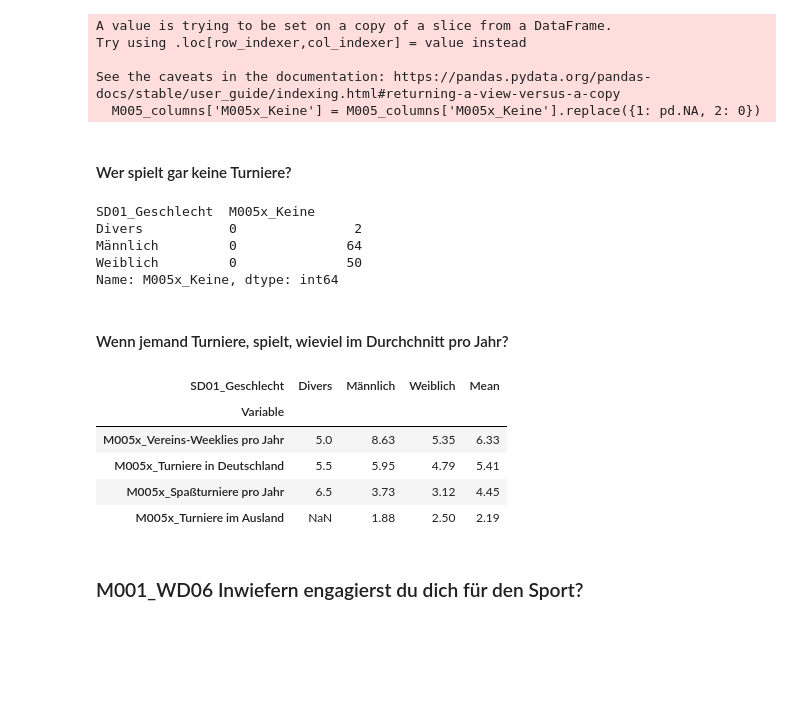
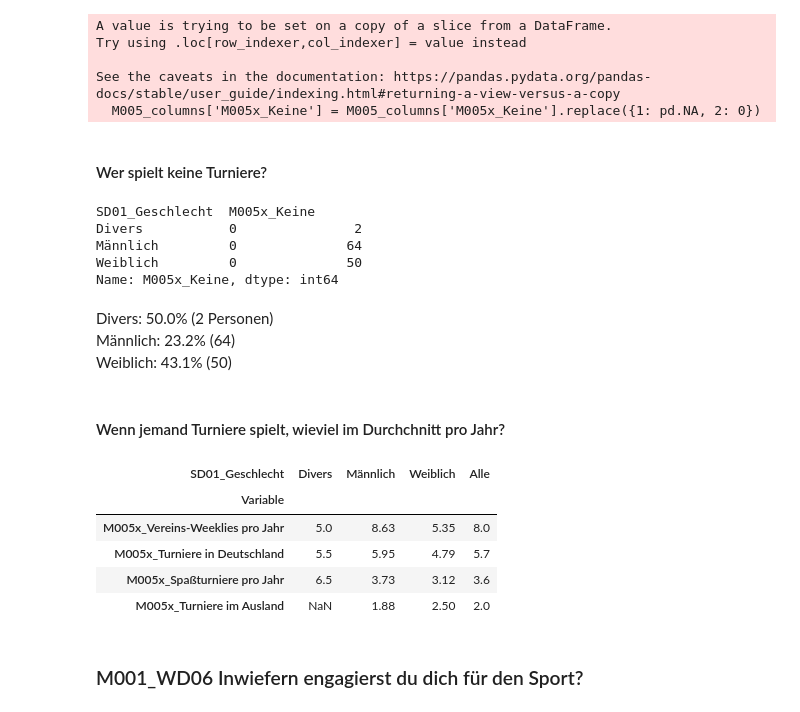
Before and after one commit to Lee-Za/discgolf_survey_results, a Jupyter notebook: umfrage_ALL_CODE.ipynb, the cells around one changed output. Saved outputs shown, nothing was run; the diff lists cells and outputs as text; code cells hidden in the pictures; blank space fills up the shorter version.

```diff
--- a/umfrage_ALL_CODE.ipynb
+++ b/umfrage_ALL_CODE.ipynb
@@ -215,4 +215,27 @@ df['M027_13_WD25_13'] = df['M027_13'].fillna(df['WD25_13'])
 df['M027_14_WD25_14'] = df['M027_14'].fillna(df['WD25_14'])
 df['M027_15_WD25_15'] = df['M027_15'].fillna(df['WD25_15'])
 df['M027_05a_WD25_05a'] = df['M027_05a'].fillna(df['WD25_05a'])
+# %%
+# SZENARIEN
+# Variablen deren Antwortmöglichkeiten für m und w/d differieren  (Szenarien)
+# hier nur Sub-Variablen "habe ich beobachtet" mergen (1 = nicht ausgewählt, 2 = ausgewählt)
+# check fehlende Werte
+golf.M016_01.isna().sum(), golf.WD15_02.isna().sum() # passt
+# mergen und missings jeweils überschreiben
+df['M016_01_WD15_02'] = df['M016_01'].fillna(df['WD15_02'])
+# check Häufikeiten
+#df['M016_01_WD15_02'].value_counts(), df['M016_01'].value_counts(), df['WD15_02'].value_counts() #passt
+df['M016_01_WD15_02'] = df['M016_01'].fillna(df['WD15_02'])
+df['M017_01_WD17_02'] = df['M017_01'].fillna(df['WD17_02'])
+df['M019_01_WD19_02'] = df['M019_01'].fillna(df['WD19_02'])
+df['M021_01_WD21_02'] = df['M021_01'].fillna(df['WD21_02'])
+df['M023_01_WD23_02'] = df['M023_01'].fillna(df['WD23_02'])
+
+#Bewertung der Szenarien
+# missings check: ok!
+df['M015_01_WD16_01'] = df['M015_01'].fillna(df['WD16_01'])
+df['M018_01_WD18_01'] = df['M018_01'].fillna(df['WD18_01'])
+df['M020_01_WD20_01'] = df['M020_01'].fillna(df['WD20_01'])
+df['M022_01_WD22_01'] = df['M022_01'].fillna(df['WD22_01'])
+df['M024_01_WD24_01'] = df['M024_01'].fillna(df['WD24_01'])
 # %%
@@ -646,5 +673,5 @@ Try using .loc[row_indexer,col_indexer] = value instead
 See the caveats in the documentation: https://pandas.pydata.org/pandas-docs/stable/user_guide/indexing.html#returning-a-view-versus-a-copy
   M005_columns['M005x_Keine'] = M005_columns['M005x_Keine'].replace({1: pd.NA, 2: 0})
 # %% [markdown]
-#### Wer spielt gar keine Turniere?
+#### Wer spielt keine Turniere?
 # %%
@@ -655,49 +682,57 @@ Divers           0               2
 Männlich         0              64
 Weiblich         0              50
 Name: M005x_Keine, dtype: int64
+# %% [markdown]
+Divers:   50.0%  (2 Personen)<br>
+Männlich: 23.2%  (64) <br>
+Weiblich: 43.1%  (50) <br>
 # %% [markdown]
-#### Wenn jemand Turniere, spielt, wieviel im Durchchnitt pro Jahr?
+#### Wenn jemand Turniere spielt, wieviel im Durchchnitt pro Jahr?
 # %%
 # Select columns that start with 'M005x_' OR 'SD01_'
 M005_columns = golf.filter(regex='^(M005x_|SD01_)')
 
 # Leere Liste für neue Daten
 means = []
 
 # Loop through each selected column and calculate the mean by gender
 for col in M005_columns:
     if col != 'SD01_Geschlecht': # exclude the 'Geschlecht' column from the calculation
         # Groupby-Methode anwenden und nach der Spalte 'Geschlecht' gruppieren
         groupby_gender = golf.groupby('SD01_Geschlecht')
 
         # Mittelwert der Werte in der Spalte 'col' pro Geschlecht berechnen
         mean_by_gender = groupby_gender.apply(lambda x: (x[col]).mean()).round(2)
 
         # Neue Daten als Dictionary speichern und zur Liste 'means' hinzufügen
         for gender in mean_by_gender.index:
             new_row = {'Variable': col, 'SD01_Geschlecht': gender, 'mean': mean_by_gender[gender]}
             means.append(new_row)
 
 # Liste in Dataframe umwandeln
 golf_M005 = pd.DataFrame(means)
 golf_M005
 
 # sortieren und summieren
 golf_M005_pivot = golf_M005.pivot(index='Variable', columns='SD01_Geschlecht', values='mean')
-golf_M005_pivot['Mean'] = golf_M005_pivot.mean(axis=1).round(2)
-golf_M005_pivot = golf_M005_pivot.sort_values(by='Mean', ascending=False)
+
+#drop first row
+golf_M005_pivot = golf_M005_pivot.drop(golf_M005_pivot.index[0])
 golf_M005_pivot
 
-#drop last row
-golf_M005_pivot = golf_M005_pivot.drop(golf_M005_pivot.index[-1])
+
+# Gesamtdurchschnitt hinzufügen
+golf_M005_pivot['Alle'] = [golf['M005x_Spaßturniere pro Jahr'].mean(), golf['M005x_Turniere im Ausland'].mean(), golf['M005x_Turniere in Deutschland'].mean(), golf['M005x_Vereins-Weeklies pro Jahr'].mean()]
+golf_M005_pivot['Alle'] = golf_M005_pivot['Alle'].round(1)
+golf_M005_pivot = golf_M005_pivot.sort_values(by='Alle', ascending=False)
 golf_M005_pivot
 # %% [output]
-| SD01_Geschlecht | Divers | Männlich | Weiblich | Mean |
+| SD01_Geschlecht | Divers | Männlich | Weiblich | Alle |
 | Variable |  |  |  |  |
-| M005x_Vereins-Weeklies pro Jahr | 5.0 | 8.63 | 5.35 | 6.33 |
-| M005x_Turniere in Deutschland | 5.5 | 5.95 | 4.79 | 5.41 |
-| M005x_Spaßturniere pro Jahr | 6.5 | 3.73 | 3.12 | 4.45 |
-| M005x_Turniere im Ausland | NaN | 1.88 | 2.50 | 2.19 |
+| M005x_Vereins-Weeklies pro Jahr | 5.0 | 8.63 | 5.35 | 8.0 |
+| M005x_Turniere in Deutschland | 5.5 | 5.95 | 4.79 | 5.7 |
+| M005x_Spaßturniere pro Jahr | 6.5 | 3.73 | 3.12 | 3.6 |
+| M005x_Turniere im Ausland | NaN | 1.88 | 2.50 | 2.0 |
 # %% [markdown]
 ### M001_WD06 Inwiefern engagierst du dich für den Sport?
 # %%
```
Also changed, not shown: parts of 49 cells of this notebook.
